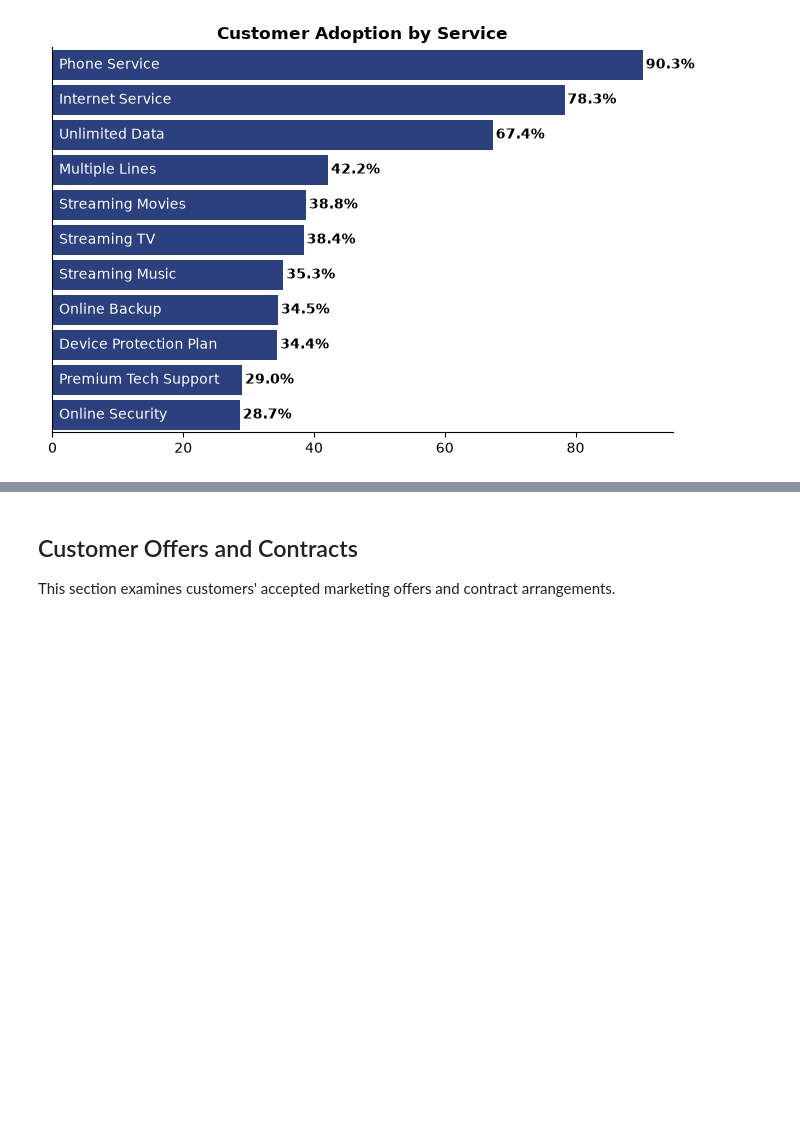
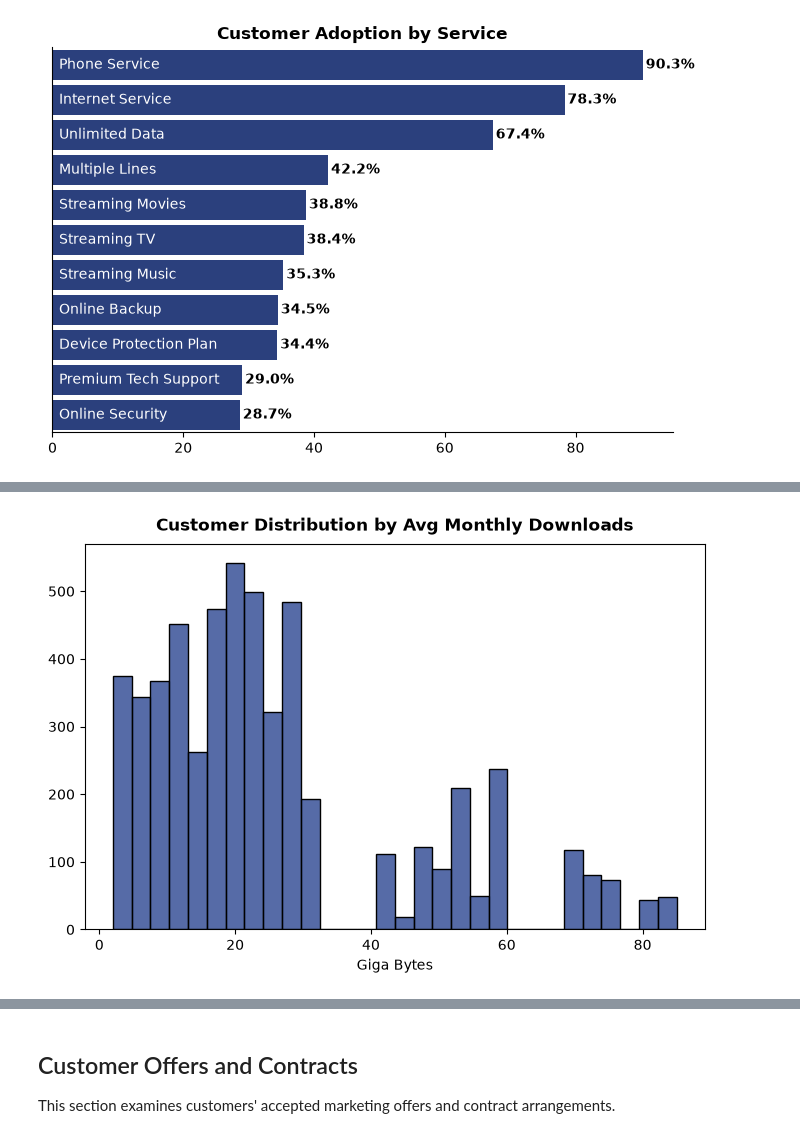
Before and after one commit to pendergataxel/telecom-customer-churn-analysis, a Jupyter notebook: notebooks/02_univariate_analysis.ipynb, the cells around one changed output, grey strips where cells are left out. Drawn from its saved outputs; the diff is of its cells as text; code cells hidden in the pictures; blank space fills up the shorter version.

Commit message:
UA for Service Adoption and Contracts and Offers

```diff
--- a/notebooks/02_univariate_analysis.ipynb
+++ b/notebooks/02_univariate_analysis.ipynb
@@ -449,0 +478,17 @@ plt.show()
+# %%
+internet_customers = churn_df[churn_df['Internet Service']]
+
+plt.figure(figsize=(8, 5))
+sns.histplot(
+    internet_customers,
+    x='Avg Monthly GB Download',
+    color=colors['blue'],
+    bins=30
+)
+
+plt.ylabel('')
+plt.xlabel('Giga Bytes')
+plt.title('Customer Distribution by Avg Monthly Downloads', pad=10, fontweight='bold')
+plt.show()
+# %% [output]
+[figure, added]
```
Also changed, not shown: parts of 14 cells of this notebook.
